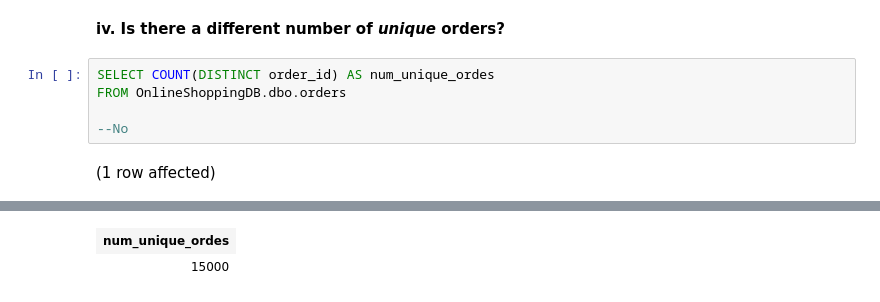
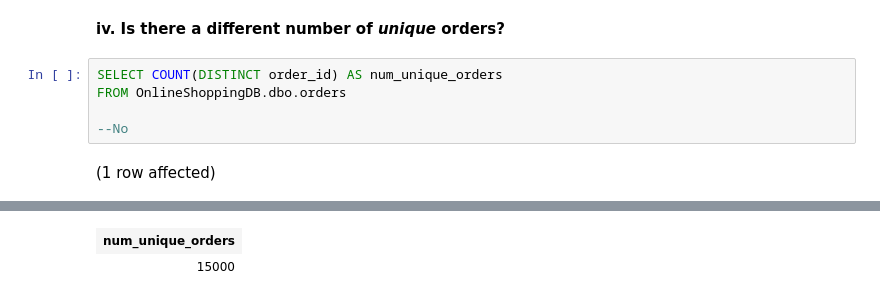
Before and after one commit to bradleytkay/post-launchcode-grad-work, a Jupyter notebook: OnlineShoppingDB.ipynb, the cells around one changed output, grey strips where cells are left out. Drawn from its saved outputs; the diff is of its cells as text.

```diff
--- a/OnlineShoppingDB.ipynb
+++ b/OnlineShoppingDB.ipynb
@@ -290,7 +290,7 @@ Total execution time: 00:00:00.014
 # %% [markdown]
 **iv. Is there a different number of _unique_ orders?**
 # %%
-SELECT COUNT(DISTINCT order_id) AS num_unique_ordes
+SELECT COUNT(DISTINCT order_id) AS num_unique_orders
 FROM OnlineShoppingDB.dbo.orders
 
 --No
@@ -300,2 +300,2 @@ Total execution time: 00:00:00.026
-| num_unique_ordes |
+| num_unique_orders |
 | 15000 |
```
Also changed, not shown: parts of 13 cells of this notebook.
